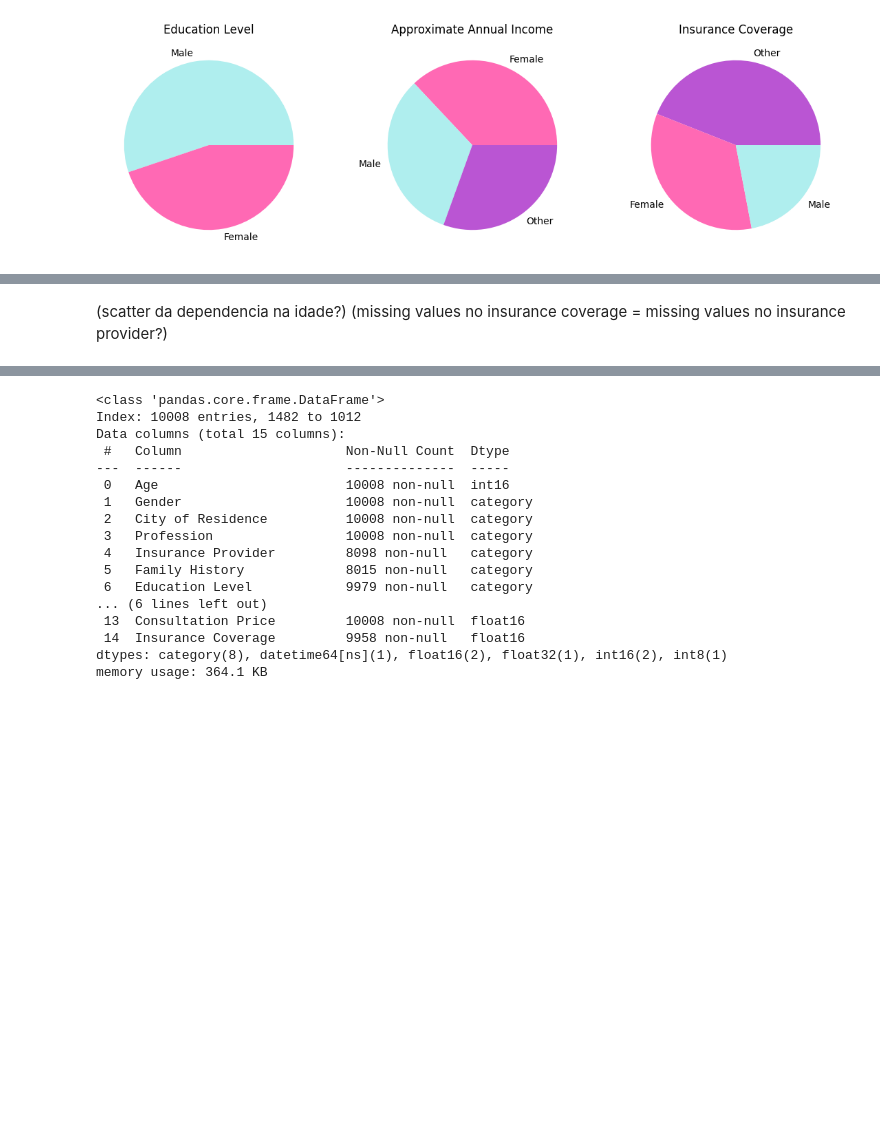
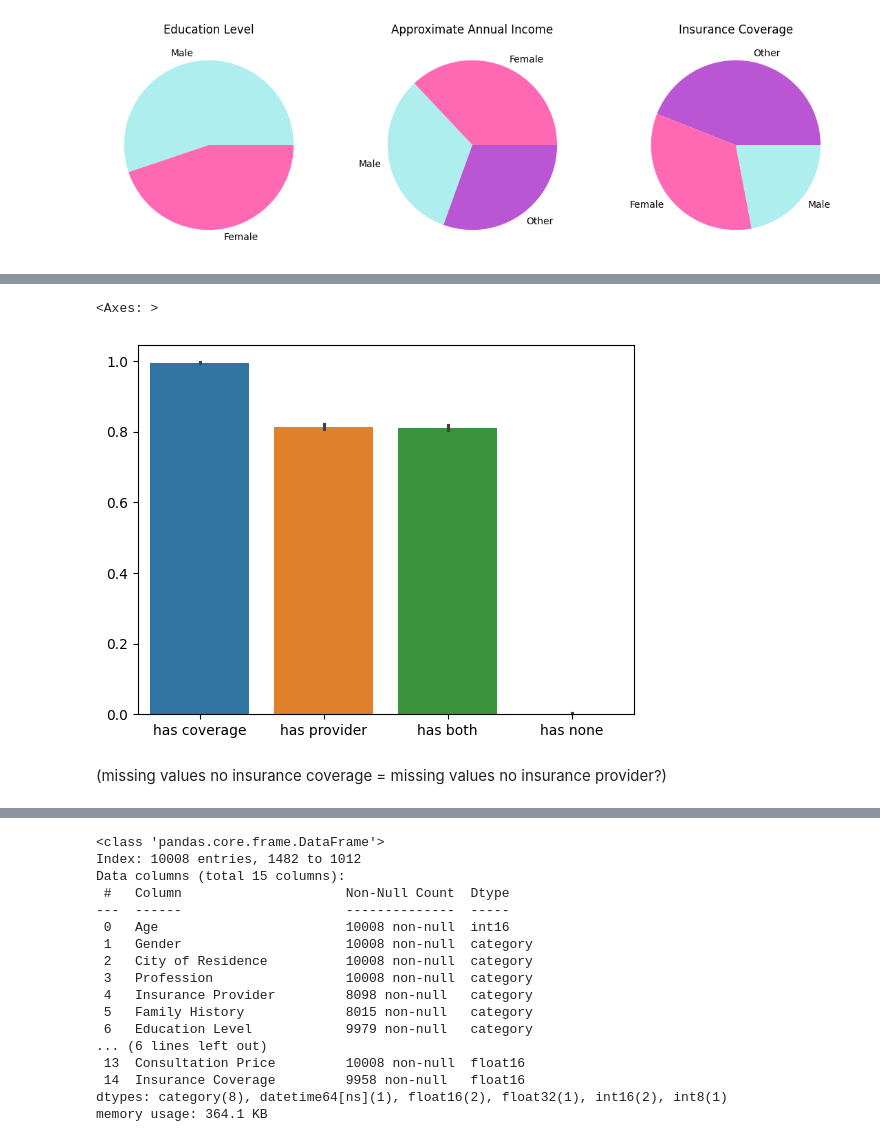
Before and after one commit to amdbsilva/pre-processing, a Jupyter notebook: projeto de datapreprocessing.ipynb, the cells around one changed output, grey strips where cells are left out. Saved outputs shown, nothing was run; the diff lists cells and outputs as text; code cells hidden in the pictures; blank space fills up the shorter version.

```diff
--- a/projeto de datapreprocessing.ipynb
+++ b/projeto de datapreprocessing.ipynb
@@ -88,0 +133,9 @@ The missing values in these columns don't seem to be dependent on gender, so the
+# %%
+insurance = data[['Insurance Coverage', 'Insurance Provider']]
+insurance['has coverage'] = ~insurance['Insurance Coverage'].isna()
+insurance['has provider'] = ~insurance['Insurance Provider'].isna()
+
+insurance['has both'] = insurance['has coverage'] & insurance['has provider']
+insurance['has none'] = ~insurance['has coverage'] & ~insurance['has provider']
+
+insurance = insurance.drop(['Insurance Coverage', 'Insurance Provider'], axis=1)
@@ -89,5 +163,10 @@ The missing values in these columns don't seem to be dependent on gender, so the
+# %%
+sns.barplot(insurance)
+# %% [output]
+<Axes: >
+[figure, added]
 # %% [markdown]
-(scatter da dependencia na idade?) (missing values no insurance coverage = missing values no insurance provider?)
+(missing values no insurance coverage = missing values no insurance provider?)
 # %%
 data.info()
 # %% [output]
```
Also changed, not shown: parts of 11 cells of this notebook.
